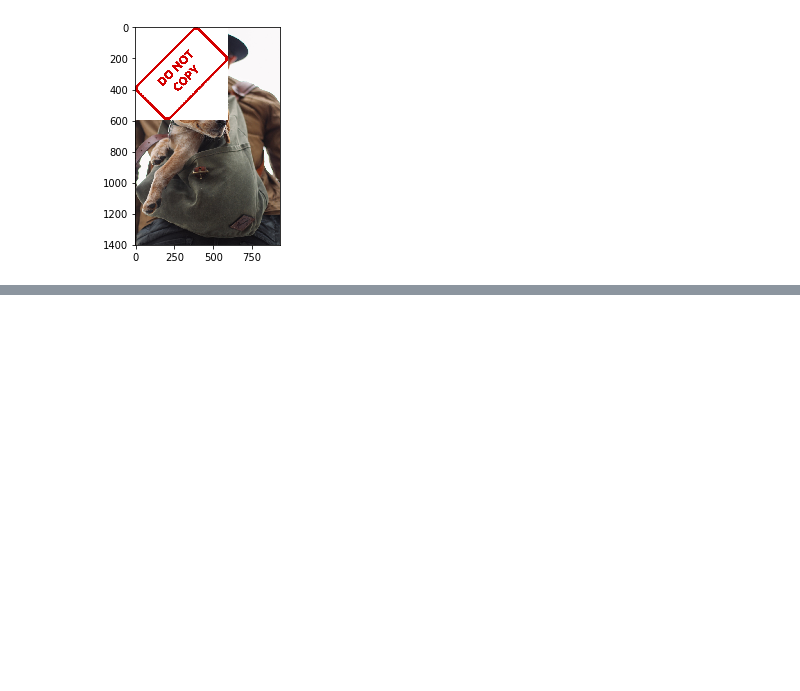
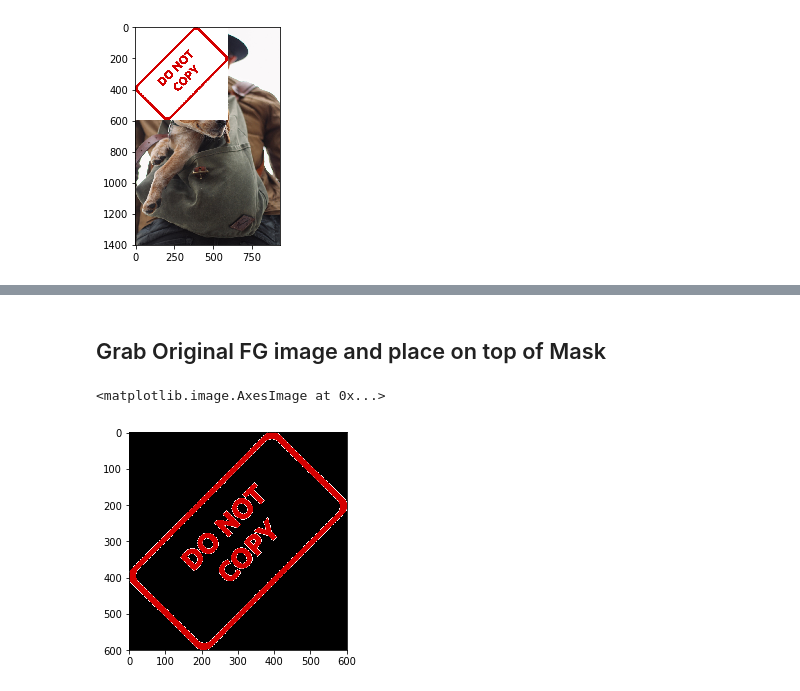
Before and after one commit to Ritvik19/Computer-Vision, a Jupyter notebook: 03b Blending Images.ipynb, the cells around one changed output, grey strips where cells are left out. Cells and saved outputs as stored; diff of their text form; code cells hidden in the pictures; blank space fills up the shorter version.

```diff
--- a/03b Blending Images.ipynb
+++ b/03b Blending Images.ipynb
@@ -54,0 +90,8 @@ plt.imshow(large_img)
+# %% [markdown]
+## Grab Original FG image and place on top of Mask
+# %%
+fg = cv2.bitwise_or(img2, img2, mask=mask_inv)
+plt.imshow(fg)
+# %% [output]
+<matplotlib.image.AxesImage at 0x...>
+[figure, added]
```
Also changed, not shown: parts of 15 cells of this notebook.
